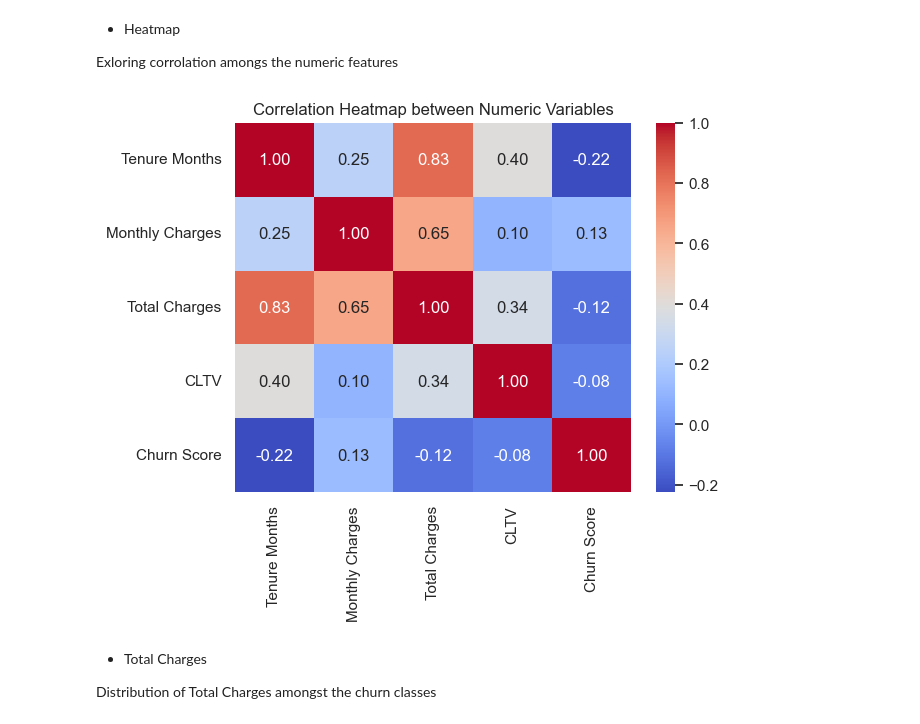
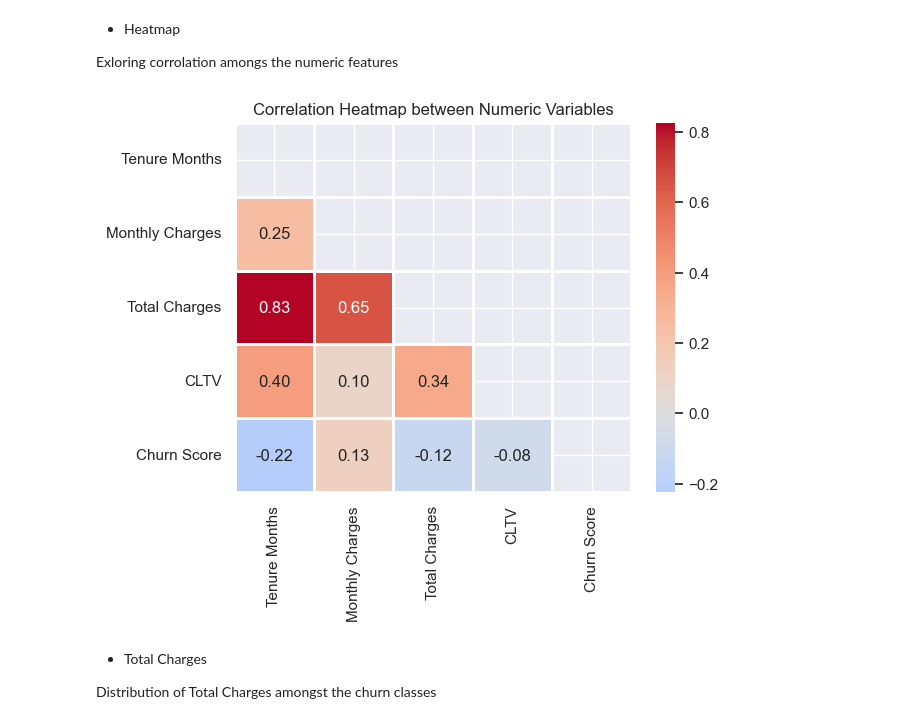
Before and after one commit to SaliuA/Customer_churn_prediction, a Jupyter notebook: notebook .ipynb, the cells around one changed output. Drawn from its saved outputs; the diff is of its cells as text; code cells hidden in the pictures.

```diff
--- a/notebook .ipynb
+++ b/notebook .ipynb
@@ -531,17 +530,17 @@ Exloring corrolation amongs the numeric features
 # %%
 
 # Select numeric columns
 numeric =['Tenure Months','Monthly Charges', 'Total Charges','CLTV','Churn Score']
 
 # Create a correlation matrix for the numeric columns
 correlation_matrix = df[numeric].corr()
-
+mask = np.triu(np.ones_like(correlation_matrix, dtype=bool))
 # Plot the heatmap
-sns.heatmap(correlation_matrix, annot=True, cmap='coolwarm', fmt='.2f')
+sns.heatmap(correlation_matrix,mask=mask,center=0 ,annot=True,linewidths=1, cmap='coolwarm', fmt='.2f')
 plt.title('Correlation Heatmap between Numeric Variables')
 plt.show()
 # %% [output]
-[figure, old version]
+[figure, new version]
 # %% [markdown]
 - Total Charges
 
```
Also changed, not shown: parts of 3 cells of this notebook.
